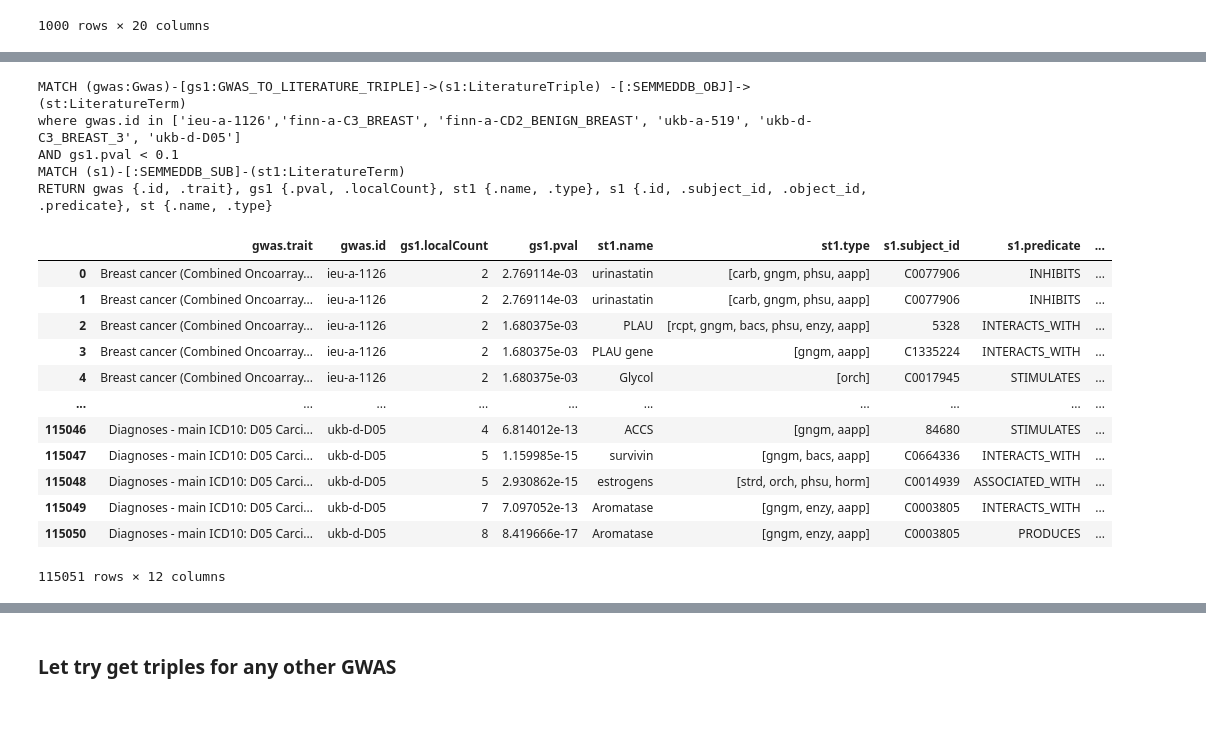
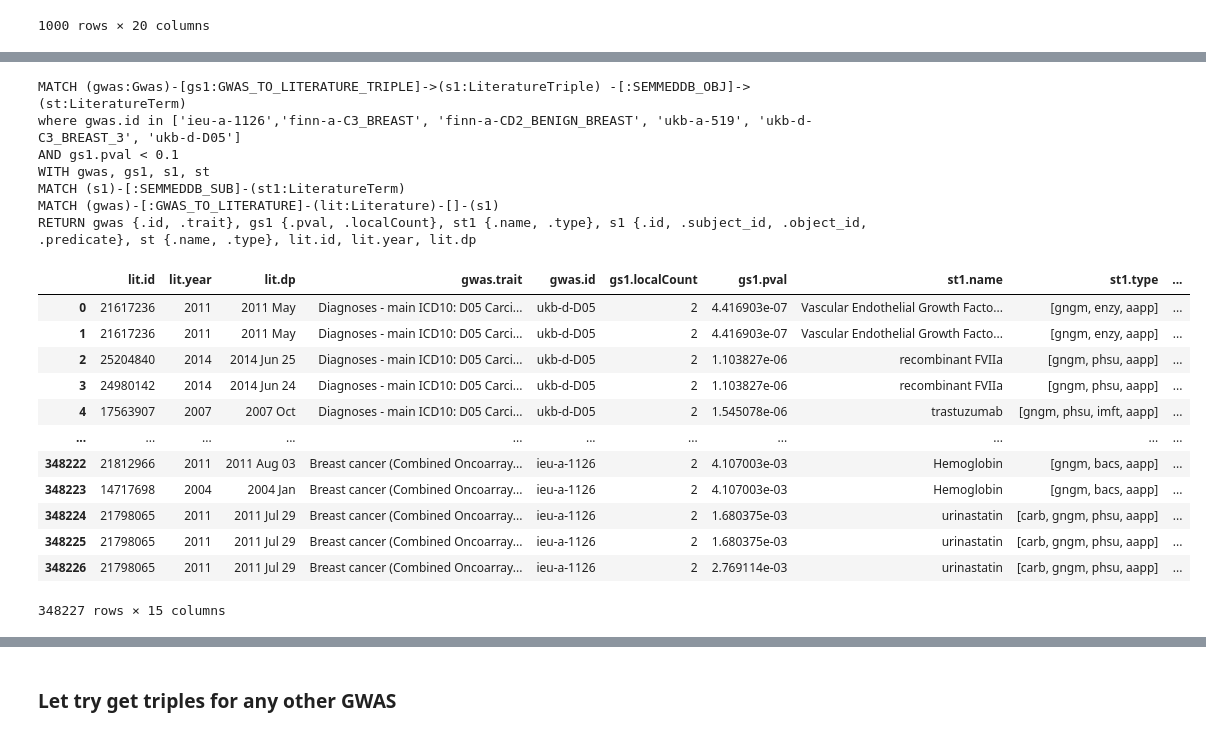
Before and after one commit to mvab/epigraphdb-breast-cancer, a Jupyter notebook: python/4_breast_cancer_map_to_lit.ipynb, the cells around one changed output, grey strips where cells are left out. Cells and saved outputs as stored; diff of their text form; code cells hidden in the pictures.

```diff
--- a/python/4_breast_cancer_map_to_lit.ipynb
+++ b/python/4_breast_cancer_map_to_lit.ipynb
@@ -594,29 +609,34 @@ gs1 {.pval, .localCount}, st1 {.name}, s1 {.id, .subject_id, .object_id, .predic
 # %%
 ##YES get all terms related to 'breast' gwas:
 query = """
 MATCH (gwas:Gwas)-[gs1:GWAS_TO_LITERATURE_TRIPLE]->(s1:LiteratureTriple) -[:SEMMEDDB_OBJ]->(st:LiteratureTerm)
 where gwas.id in ['ieu-a-1126','finn-a-C3_BREAST', 'finn-a-CD2_BENIGN_BREAST', 'ukb-a-519', 'ukb-d-C3_BREAST_3', 'ukb-d-D05']
 AND gs1.pval < 0.1
+WITH gwas, gs1, s1, st
 MATCH (s1)-[:SEMMEDDB_SUB]-(st1:LiteratureTerm)
-RETURN gwas {.id, .trait}, gs1 {.pval, .localCount}, st1 {.name, .type}, s1 {.id, .subject_id, .object_id, .predicate}, st {.name, .type}"""
+MATCH (gwas)-[:GWAS_TO_LITERATURE]-(lit:Literature)-[]-(s1)
+RETURN gwas {.id, .trait}, gs1 {.pval, .localCount}, st1 {.name, .type}, s1 {.id, .subject_id, .object_id, .predicate}, st {.name, .type}, lit.id, lit.year, lit.dp
+"""
 test3 = query_to_df(session, query)
 test3
 # %% [output]
 MATCH (gwas:Gwas)-[gs1:GWAS_TO_LITERATURE_TRIPLE]->(s1:LiteratureTriple) -[:SEMMEDDB_OBJ]->(st:LiteratureTerm)
 where gwas.id in ['ieu-a-1126','finn-a-C3_BREAST', 'finn-a-CD2_BENIGN_BREAST', 'ukb-a-519', 'ukb-d-C3_BREAST_3', 'ukb-d-D05']
 AND gs1.pval < 0.1
+WITH gwas, gs1, s1, st
 MATCH (s1)-[:SEMMEDDB_SUB]-(st1:LiteratureTerm)
-RETURN gwas {.id, .trait}, gs1 {.pval, .localCount}, st1 {.name, .type}, s1 {.id, .subject_id, .object_id, .predicate}, st {.name, .type}
+MATCH (gwas)-[:GWAS_TO_LITERATURE]-(lit:Literature)-[]-(s1)
+RETURN gwas {.id, .trait}, gs1 {.pval, .localCount}, st1 {.name, .type}, s1 {.id, .subject_id, .object_id, .predicate}, st {.name, .type}, lit.id, lit.year, lit.dp
-|  | gwas.trait | gwas.id | gs1.localCount | gs1.pval | st1.name | st1.type | s1.subject_id | s1.predicate | ... |
-| 0 | Breast cancer (Combined Oncoarray... | ieu-a-1126 | 2 | 2.769114e-03 | urinastatin | [carb, gngm, phsu, aapp] | C0077906 | INHIBITS | ... |
-| 1 | Breast cancer (Combined Oncoarray... | ieu-a-1126 | 2 | 2.769114e-03 | urinastatin | [carb, gngm, phsu, aapp] | C0077906 | INHIBITS | ... |
-| 2 | Breast cancer (Combined Oncoarray... | ieu-a-1126 | 2 | 1.680375e-03 | PLAU | [rcpt, gngm, bacs, phsu, enzy, aapp] | 5328 | INTERACTS_WITH | ... |
-| 3 | Breast cancer (Combined Oncoarray... | ieu-a-1126 | 2 | 1.680375e-03 | PLAU gene | [gngm, aapp] | C1335224 | INTERACTS_WITH | ... |
-| 4 | Breast cancer (Combined Oncoarray... | ieu-a-1126 | 2 | 1.680375e-03 | Glycol | [orch] | C0017945 | STIMULATES | ... |
-| ... | ... | ... | ... | ... | ... | ... | ... | ... | ... |
-| 115046 | Diagnoses - main ICD10: D05 Carci... | ukb-d-D05 | 4 | 6.814012e-13 | ACCS | [gngm, aapp] | 84680 | STIMULATES | ... |
-| 115047 | Diagnoses - main ICD10: D05 Carci... | ukb-d-D05 | 5 | 1.159985e-15 | survivin | [gngm, bacs, aapp] | C0664336 | INTERACTS_WITH | ... |
-| 115048 | Diagnoses - main ICD10: D05 Carci... | ukb-d-D05 | 5 | 2.930862e-15 | estrogens | [strd, orch, phsu, horm] | C0014939 | ASSOCIATED_WITH | ... |
-| 115049 | Diagnoses - main ICD10: D05 Carci... | ukb-d-D05 | 7 | 7.097052e-13 | Aromatase | [gngm, enzy, aapp] | C0003805 | INTERACTS_WITH | ... |
-| 115050 | Diagnoses - main ICD10: D05 Carci... | ukb-d-D05 | 8 | 8.419666e-17 | Aromatase | [gngm, enzy, aapp] | C0003805 | PRODUCES | ... |
+|  | lit.id | lit.year | lit.dp | gwas.trait | gwas.id | gs1.localCount | gs1.pval | st1.name | st1.type | ... |
+| 0 | 21617236 | 2011 | 2011 May | Diagnoses - main ICD10: D05 Carci... | ukb-d-D05 | 2 | 4.416903e-07 | Vascular Endothelial Growth Facto... | [gngm, enzy, aapp] | ... |
+| 1 | 21617236 | 2011 | 2011 May | Diagnoses - main ICD10: D05 Carci... | ukb-d-D05 | 2 | 4.416903e-07 | Vascular Endothelial Growth Facto... | [gngm, enzy, aapp] | ... |
+| 2 | 25204840 | 2014 | 2014 Jun 25 | Diagnoses - main ICD10: D05 Carci... | ukb-d-D05 | 2 | 1.103827e-06 | recombinant FVIIa | [gngm, phsu, aapp] | ... |
+| 3 | 24980142 | 2014 | 2014 Jun 24 | Diagnoses - main ICD10: D05 Carci... | ukb-d-D05 | 2 | 1.103827e-06 | recombinant FVIIa | [gngm, phsu, aapp] | ... |
+| 4 | 17563907 | 2007 | 2007 Oct | Diagnoses - main ICD10: D05 Carci... | ukb-d-D05 | 2 | 1.545078e-06 | trastuzumab | [gngm, phsu, imft, aapp] | ... |
+| ... | ... | ... | ... | ... | ... | ... | ... | ... | ... | ... |
+| 348222 | 21812966 | 2011 | 2011 Aug 03 | Breast cancer (Combined Oncoarray... | ieu-a-1126 | 2 | 4.107003e-03 | Hemoglobin | [gngm, bacs, aapp] | ... |
+| 348223 | 14717698 | 2004 | 2004 Jan | Breast cancer (Combined Oncoarray... | ieu-a-1126 | 2 | 4.107003e-03 | Hemoglobin | [gngm, bacs, aapp] | ... |
+| 348224 | 21798065 | 2011 | 2011 Jul 29 | Breast cancer (Combined Oncoarray... | ieu-a-1126 | 2 | 1.680375e-03 | urinastatin | [carb, gngm, phsu, aapp] | ... |
+| 348225 | 21798065 | 2011 | 2011 Jul 29 | Breast cancer (Combined Oncoarray... | ieu-a-1126 | 2 | 1.680375e-03 | urinastatin | [carb, gngm, phsu, aapp] | ... |
+| 348226 | 21798065 | 2011 | 2011 Jul 29 | Breast cancer (Combined Oncoarray... | ieu-a-1126 | 2 | 2.769114e-03 | urinastatin | [carb, gngm, phsu, aapp] | ... |
-115051 rows × 12 columns
+348227 rows × 15 columns
```
Also changed, not shown: parts of 8 cells of this notebook, 1 other file.
